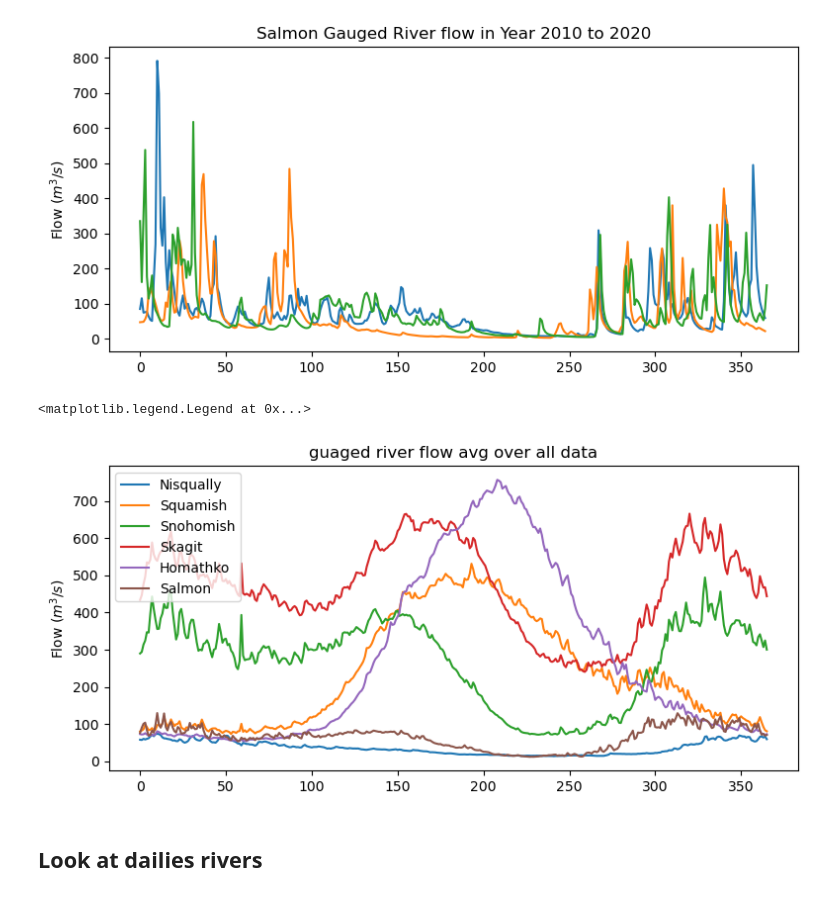
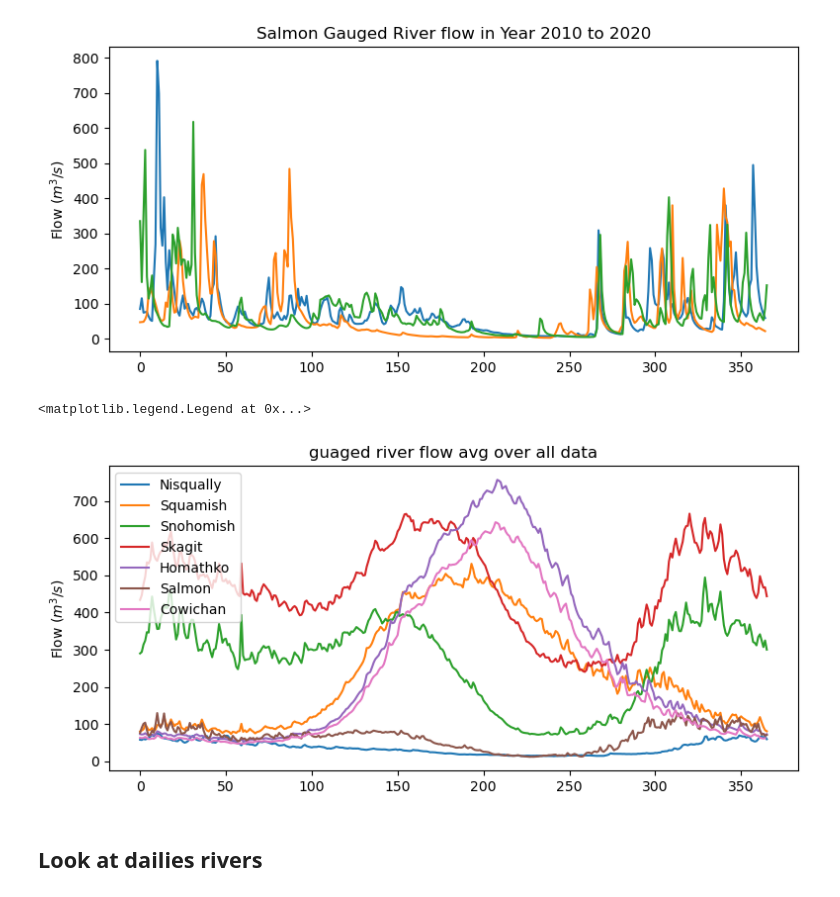
Before and after one commit to SalishSeaCast/analysis-cassidy, a Jupyter notebook: notebooks/compare_daily_river/compare_river_flows.ipynb, the cells around one changed output. Saved outputs shown, nothing was run; the diff lists cells and outputs as text; code cells hidden in the pictures.

Commit message:
wrangle the cowichan

```diff
--- a/notebooks/compare_daily_river/compare_river_flows.ipynb
+++ b/notebooks/compare_daily_river/compare_river_flows.ipynb
@@ -50,3 +54,31 @@ Cowichan.head()
+# %%
+# test = Cowichan[['YEAR','DD','Jan']]
+# mapping = {test.columns[0]: 'YYYY', test.columns[2]: 'DISCHARGE'}
+# test2 = test.rename(columns=mapping)
+# test2['MM'] = 1
+
+def wrangle_df(river_dataframe, month, month_num, month_days):
+    test = river_dataframe[['YEAR','DD', month]]
+    mapping = {test.columns[0]: 'YYYY', test.columns[2]: 'DISCHARGE'}
+    test2 = test.rename(columns=mapping)
+    test2['MM'] = month_num
+    test2 = test2.drop(test2[test2['DD'] > month_days].index)
+    return test2
+
+January = wrangle_df(Cowichan, 'Jan', 1, 31)
+February = wrangle_df(Cowichan, 'Feb', 2, 28)
+March = wrangle_df(Cowichan, 'Mar', 3, 31)
+April = wrangle_df(Cowichan, 'Apr', 4, 30)
+May = wrangle_df(Cowichan, 'May', 5, 31)
+June = wrangle_df(Cowichan, 'Jun', 6, 30)
+July = wrangle_df(Cowichan, 'Jul', 7, 31)
+August = wrangle_df(Cowichan, 'Aug', 8, 31)
+September = wrangle_df(Cowichan, 'Sep', 9, 30)
+October = wrangle_df(Cowichan, 'Oct', 10, 31)
+November = wrangle_df(Cowichan, 'Nov', 11, 30)
+December = wrangle_df(Cowichan, 'Dec', 12, 31)
+
+Cowichan = pd.DataFrame(np.vstack((January.to_numpy(), February.to_numpy(), March.to_numpy(), April.to_numpy(), May.to_numpy(), June.to_numpy(), July.to_numpy(), August.to_numpy(), September.to_numpy(), October.to_numpy(), November.to_numpy(), December.to_numpy())), columns= ['YYYY', 'DD', 'DISCHARGE', 'MM'])
 # %%
 ## need to add month here? so that i can sort by both
 
@@ -238,3 +270,12 @@ ax.set_title('Salmon guaged river flow avg over all data')
 # %% [output]
 Text(0.5, 1.0, 'Salmon guaged river flow avg over all data')
 [figure]
+# %%
+Cowichan_avg = Cowichan[['MM', 'DD', 'DISCHARGE']].groupby(by=['MM', 'DD']).mean()
+
+fig, ax = plt.subplots(1, 1, figsize=(9, 4))
+
+ax.plot(range(len(Cowichan_avg['DISCHARGE'])), Cowichan_avg['DISCHARGE'])
+
+ax.set_ylabel(r'Flow ($m^3/s$)')
+ax.set_title('Cowichan guaged river flow avg over all data')
@@ -254,20 +298,21 @@ Text(0.5, 1.0, 'Salmon Gauged River flow in Year 2010 to 2020')
 # %%
 fig, ax = plt.subplots(1, 1, figsize=(9, 4))
 
 ax.plot(range(len(Nisqually_avg['DISCHARGE'])), Nisqually_avg['DISCHARGE'], label='Nisqually')
 ax.plot(range(len(Squamish_avg['DISCHARGE'])), Squamish_avg['DISCHARGE'], label='Squamish')
 ax.plot(range(len(Snohomish_avg['DISCHARGE'])), Snohomish_avg['DISCHARGE'], label='Snohomish')
 ax.plot(range(len(Skagit_avg['DISCHARGE'])), Skagit_avg['DISCHARGE'], label='Skagit')
 ax.plot(range(len(Homathko_avg['DISCHARGE'])), Homathko_avg['DISCHARGE'], label='Homathko')
 ax.plot(range(len(Salmon_avg['DISCHARGE'])), Salmon_avg['DISCHARGE'], label='Salmon')
+ax.plot(range(len(Cowichan_avg['DISCHARGE'])), Cowichan_avg['DISCHARGE'], label='Cowichan')
 
 ax.set_ylabel(r'Flow ($m^3/s$)')
 ax.set_title('guaged river flow avg over all data')
 
 plt.legend()
 # %% [output]
 <matplotlib.legend.Legend at 0x...>
-[figure, old version]
+[figure, new version]
 # %% [markdown]
 ## Look at dailies rivers
 # %%
```
Also changed, not shown: parts of 5 cells of this notebook.
